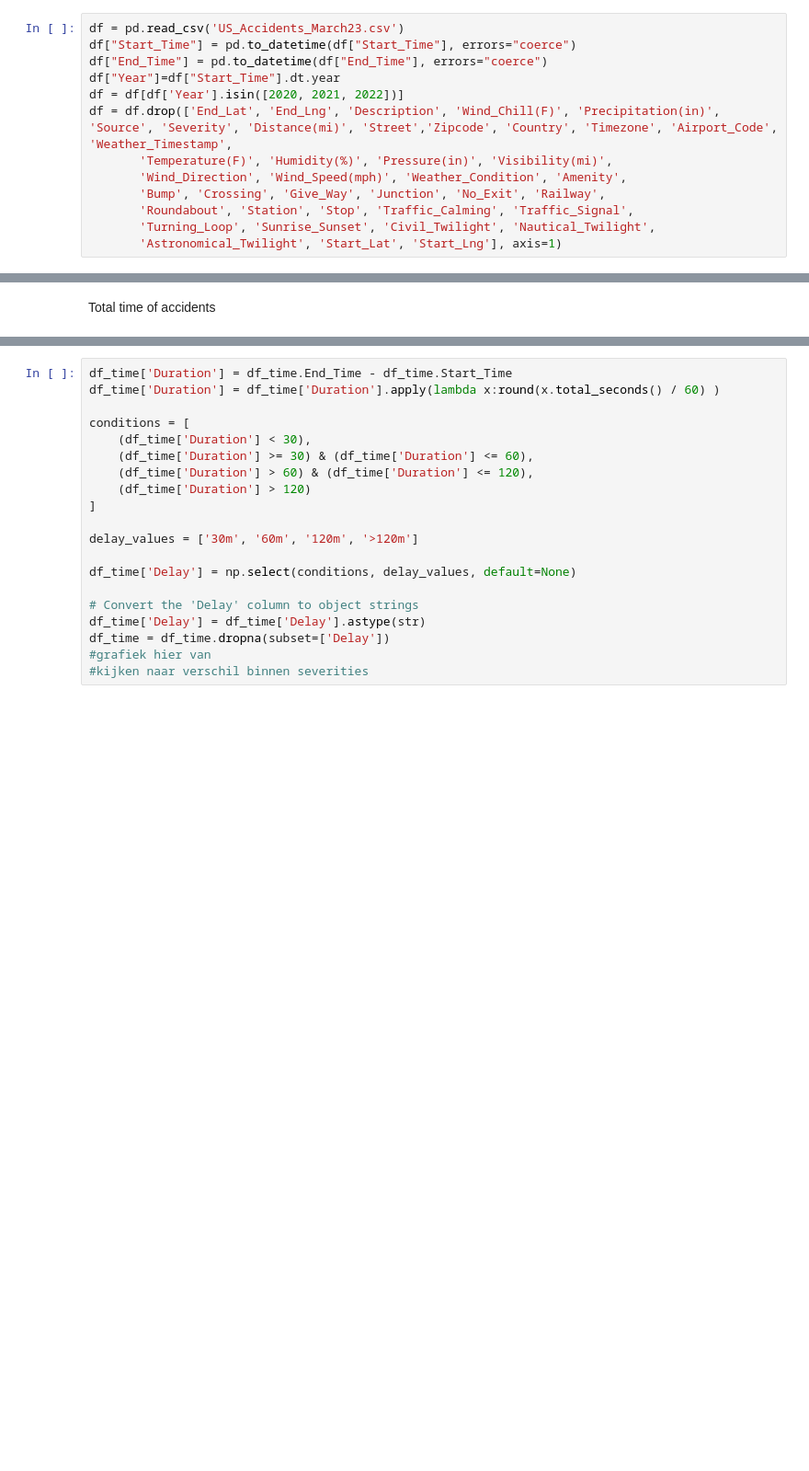
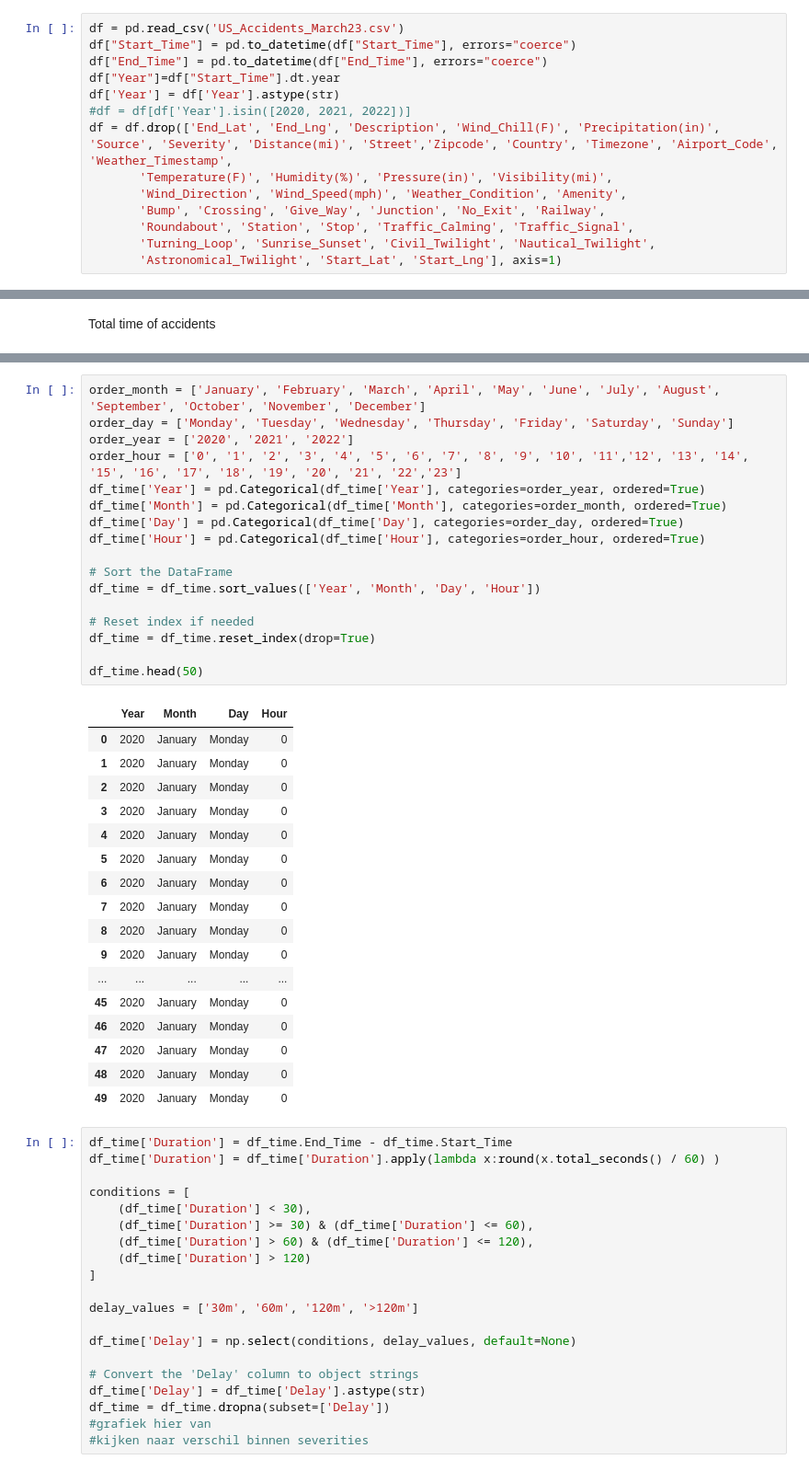
Before and after one commit to LeaSlot/WT_Car, a Jupyter notebook: Bart.ipynb, the cells around one changed output, grey strips where cells are left out. Shown: that part at 92% size. Cells and saved outputs as stored; diff of their text form; blank space fills up the shorter version.

```diff
--- a/Bart.ipynb
+++ b/Bart.ipynb
@@ -44,7 +44,8 @@ df = pd.read_csv('US_Accidents_March23.csv')
 df["Start_Time"] = pd.to_datetime(df["Start_Time"], errors="coerce")
 df["End_Time"] = pd.to_datetime(df["End_Time"], errors="coerce")
 df["Year"]=df["Start_Time"].dt.year
-df = df[df['Year'].isin([2020, 2021, 2022])]
+df['Year'] = df['Year'].astype(str)
+#df = df[df['Year'].isin([2020, 2021, 2022])]
 df = df.drop(['End_Lat', 'End_Lng', 'Description', 'Wind_Chill(F)', 'Precipitation(in)', 'Source', 'Severity', 'Distance(mi)', 'Street','Zipcode', 'Country', 'Timezone', 'Airport_Code', 'Weather_Timestamp',
        'Temperature(F)', 'Humidity(%)', 'Pressure(in)', 'Visibility(mi)',
        'Wind_Direction', 'Wind_Speed(mph)', 'Weather_Condition', 'Amenity',
@@ -158,3 +164,38 @@ df_time.head()
+# %%
+order_month = ['January', 'February', 'March', 'April', 'May', 'June', 'July', 'August', 'September', 'October', 'November', 'December']
+order_day = ['Monday', 'Tuesday', 'Wednesday', 'Thursday', 'Friday', 'Saturday', 'Sunday']
+order_year = ['2020', '2021', '2022']
+order_hour = ['0', '1', '2', '3', '4', '5', '6', '7', '8', '9', '10', '11','12', '13', '14', '15', '16', '17', '18', '19', '20', '21', '22','23']
+df_time['Year'] = pd.Categorical(df_time['Year'], categories=order_year, ordered=True)
+df_time['Month'] = pd.Categorical(df_time['Month'], categories=order_month, ordered=True)
+df_time['Day'] = pd.Categorical(df_time['Day'], categories=order_day, ordered=True)
+df_time['Hour'] = pd.Categorical(df_time['Hour'], categories=order_hour, ordered=True)
+
+# Sort the DataFrame
+df_time = df_time.sort_values(['Year', 'Month', 'Day', 'Hour'])
+
+# Reset index if needed
+df_time = df_time.reset_index(drop=True)
+
+df_time.head(50)
+# %% [output]
+|  | Year | Month | Day | Hour |
+| 0 | 2020 | January | Monday | 0 |
+| 1 | 2020 | January | Monday | 0 |
+| 2 | 2020 | January | Monday | 0 |
+| 3 | 2020 | January | Monday | 0 |
+| 4 | 2020 | January | Monday | 0 |
+| 5 | 2020 | January | Monday | 0 |
+| 6 | 2020 | January | Monday | 0 |
+| 7 | 2020 | January | Monday | 0 |
+| 8 | 2020 | January | Monday | 0 |
+| 9 | 2020 | January | Monday | 0 |
+| ... | ... | ... | ... | ... |
+| 45 | 2020 | January | Monday | 0 |
+| 46 | 2020 | January | Monday | 0 |
+| 47 | 2020 | January | Monday | 0 |
+| 48 | 2020 | January | Monday | 0 |
+| 49 | 2020 | January | Monday | 0 |
 # %%
 df_time['Duration'] = df_time.End_Time - df_time.Start_Time
 df_time['Duration'] = df_time['Duration'].apply(lambda x:round(x.total_seconds() / 60) )
```
Also changed, not shown: parts of 8 cells of this notebook.
